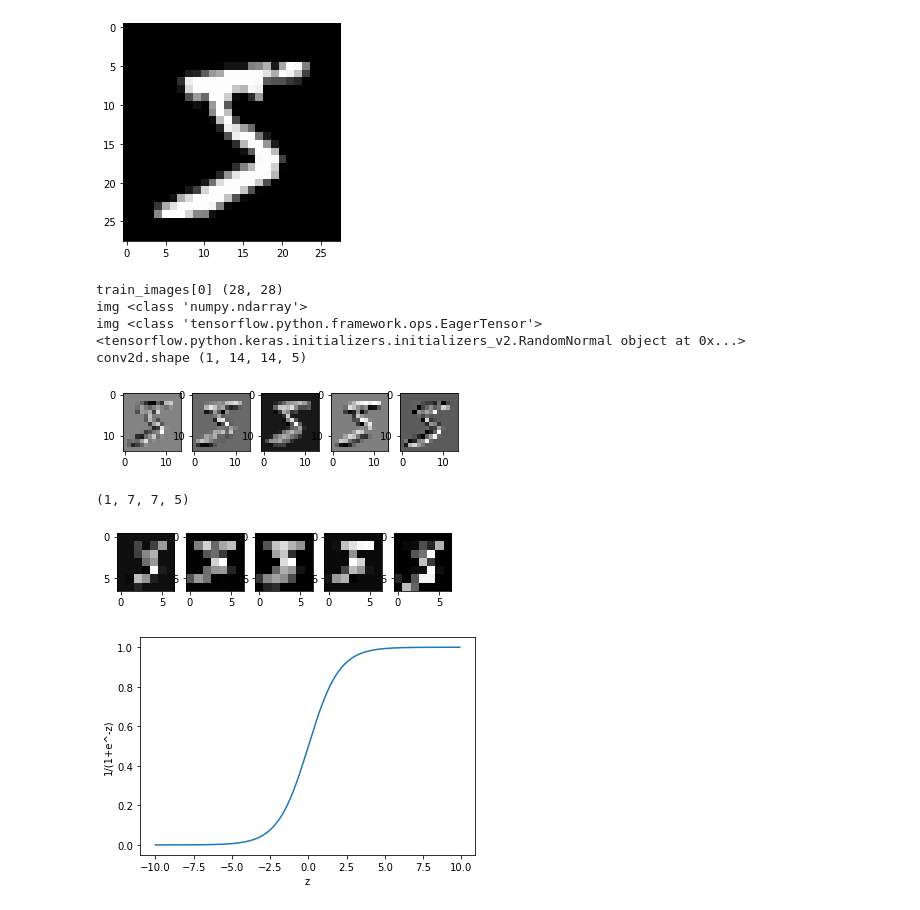
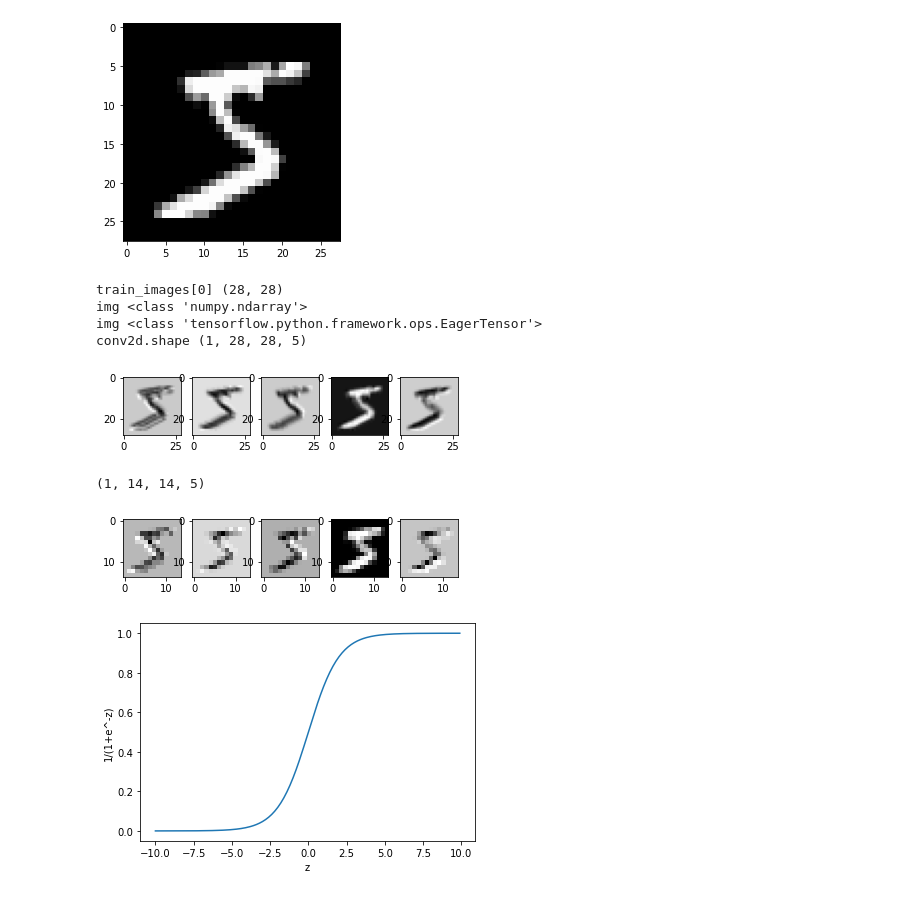
Before and after one commit to jeoney/Tensorflow_AI, a Jupyter notebook: 4.2_convnet.ipynb, the cells around one changed output. Cells and saved outputs as stored; diff of their text form; code cells hidden in the pictures.

```diff
--- a/4.2_convnet.ipynb
+++ b/4.2_convnet.ipynb
@@ -259,36 +316,36 @@ plt.show()
 img = train_images[0]
 print("train_images[0]",train_images[0].shape)
 print("img",type(img))
-img = img.reshape(-1,28,28,1)
-img = tf.convert_to_tensor(img)
+img = img.reshape(-1,28,28,1) #img.shape = (1,28,28,1)
+img = tf.convert_to_tensor(img) #numpy가 tensor로 바뀜
 print("img",type(img))
 
 weight_init = tf.keras.initializers.RandomNormal(stddev=0.01)
-print(weight_init)
+#print(weight_init) # weight.shape = (3,3,1,5)
 conv2d = tf.keras.layers.Conv2D(filters=5, kernel_size=3, padding='same',
-                             strides=(2,2), kernel_initializer=weight_init)(img)
+                             strides=(1,1), kernel_initializer=weight_init)(img)
 print("conv2d.shape", conv2d.shape)
 feature_maps = np.swapaxes(conv2d, 0, 3)
 for i, feature_map in enumerate(feature_maps):
-    plt.subplot(1,5,i+1), plt.imshow(feature_map.reshape(14,14), cmap='gray')
+    plt.subplot(1,5,i+1), plt.imshow(feature_map.reshape(28,28), cmap='gray')
 plt.show()
 # %% [output]
 train_images[0] (28, 28)
 img <class 'numpy.ndarray'>
 img <class 'tensorflow.python.framework.ops.EagerTensor'>
-<tensorflow.python.keras.initializers.initializers_v2.RandomNormal object at 0x...>
-conv2d.shape (1, 14, 14, 5)
+conv2d.shape (1, 28, 28, 5)
-[figure, old version]
+[figure, new version]
 # %%
+#max pooling으로 최대값 특성만 추출
 pool = tf.keras.layers.MaxPool2D(pool_size=(2,2), strides=(2,2), padding='same')(conv2d)
 print(pool.shape)
 feature_maps = np.swapaxes(pool, 0, 3)
 for i, feature_map in enumerate(feature_maps):
-    plt.subplot(1,5,i+1), plt.imshow(feature_map.reshape(7,7), cmap='gray')
+    plt.subplot(1,5,i+1), plt.imshow(feature_map.reshape(14,14), cmap='gray')
 plt.show()
 # %% [output]
-(1, 7, 7, 5)
+(1, 14, 14, 5)
-[figure, old version]
+[figure, new version]
 # %%
 zs = np.arange(-10., 10., 0.1)
 gs = [1/(1+np.exp(-z)) for z in zs]
```
Also changed, not shown: parts of 16 cells of this notebook.
